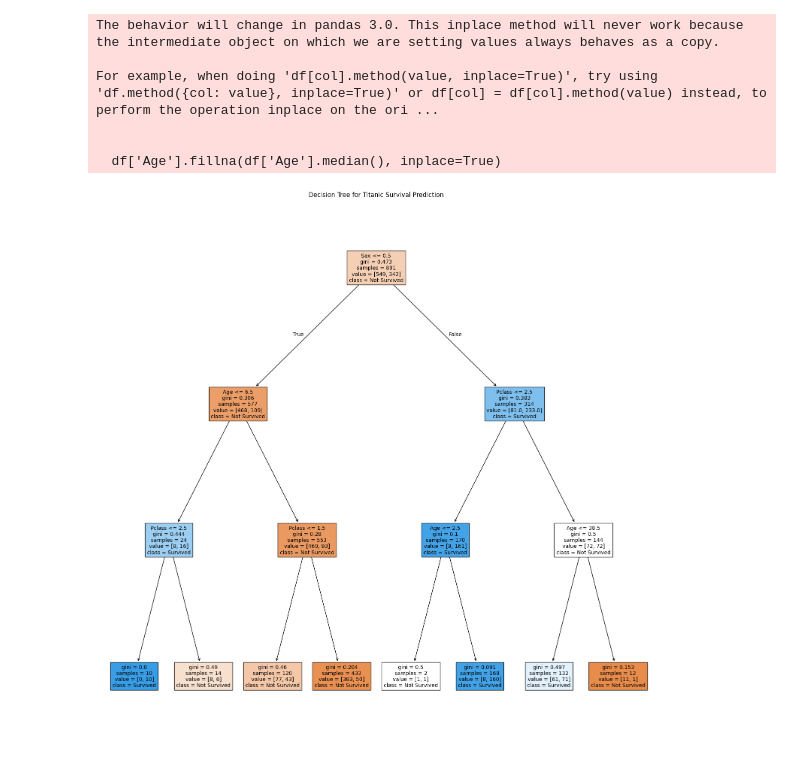
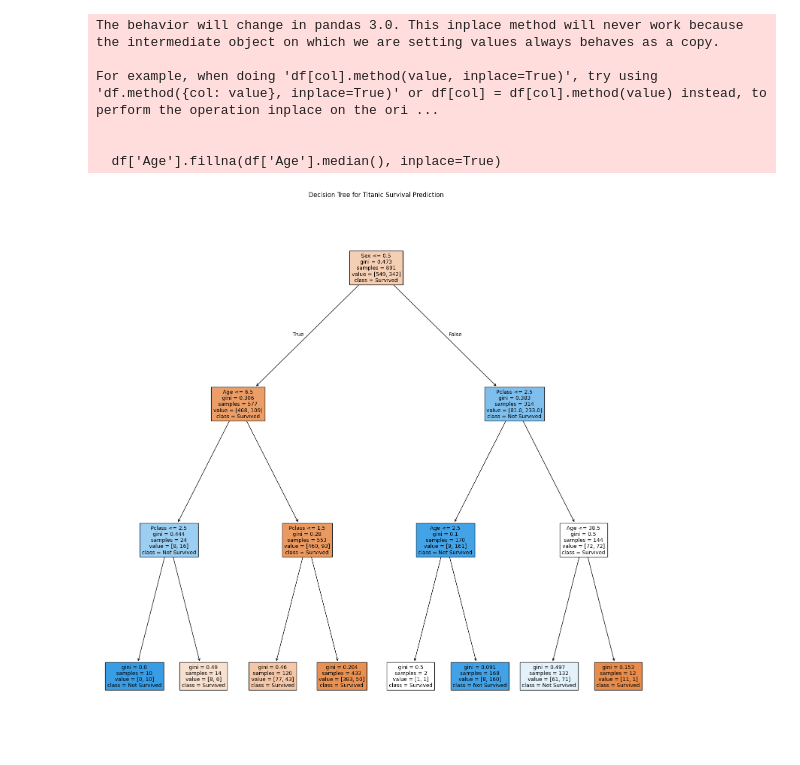
Before and after one commit to LukaBrennan/LinearRegression, a Jupyter notebook: Decision Trees/TitanicDecisionTree.ipynb, the cells around one changed output. Cells and saved outputs as stored; diff of their text form; code cells hidden in the pictures.

```diff
--- a/Decision Trees/TitanicDecisionTree.ipynb
+++ b/Decision Trees/TitanicDecisionTree.ipynb
@@ -4,32 +17,32 @@ from sklearn import tree
 from sklearn.tree import DecisionTreeClassifier
 import matplotlib.pyplot as plt
 
 df = pd.read_csv("train.csv")
 
 # Converting male and female into numerical values.
 d = {'male': 0, 'female': 1}
 df['Sex'] = df['Sex'].map(d)
 
 # Any data that is missing from Age in the dataset will be filled in with a median age of passangers, to prevent missing data
 df['Age'].fillna(df['Age'].median(), inplace=True)
 
 # The Pclass, Sex and Age columns will be used for Predicting survival
 features = ['Pclass', 'Sex', 'Age']
 X = df[features]
 y = df['Survived']
 
 dtree = DecisionTreeClassifier(max_depth=3)
 dtree.fit(X, y)
 plt.figure(figsize=(15, 15))
-tree.plot_tree(dtree, feature_names=features, class_names=['Not Survived', 'Survived'], filled=True, fontsize= 10) # Added font size, this allows the tree to be more visable
+tree.plot_tree(dtree, feature_names=features, class_names=['Survived', 'Not Survived'], filled=True, fontsize= 10) # Added font size, this allows the tree to be more visable
 plt.title("Decision Tree for Titanic Survival Prediction")
 plt.tight_layout()
 plt.show()
 # %% [output]
 The behavior will change in pandas 3.0. This inplace method will never work because the intermediate object on which we are setting values always behaves as a copy.
 
 For example, when doing 'df[col].method(value, inplace=True)', try using 'df.method({col: value}, inplace=True)' or df[col] = df[col].method(value) instead, to perform the operation inplace on the ori ...
 
 
   df['Age'].fillna(df['Age'].median(), inplace=True)
-[figure, old version]
+[figure, new version]
```
Also changed, not shown: parts of 1 cell of this notebook, 3 other files.
